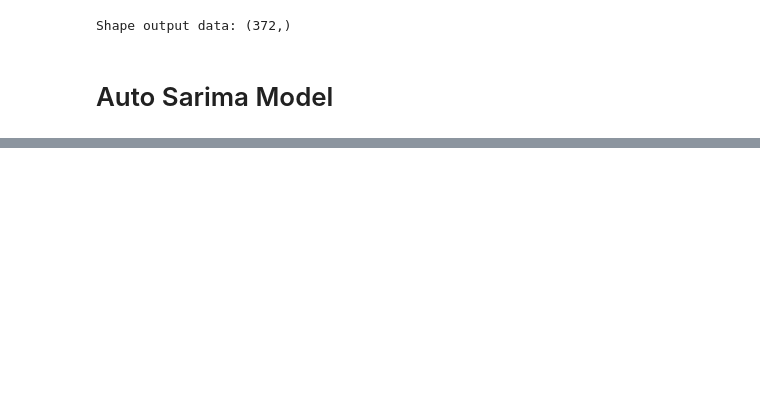
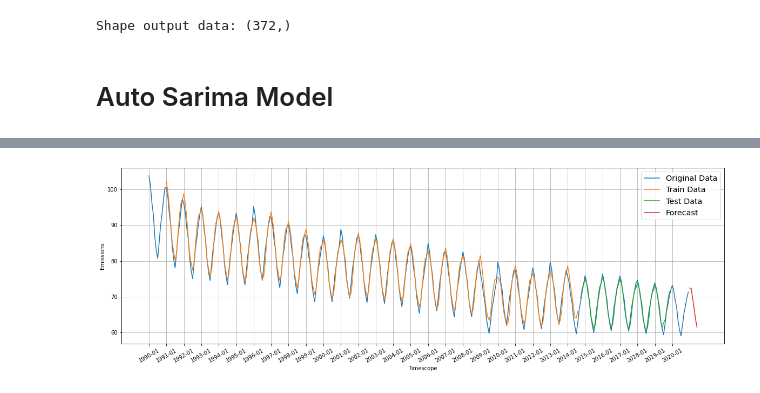
Before and after one commit to hannesk95/AMI, a Jupyter notebook: models/TimeSeriesForecasting/Emission_Forecast.ipynb, the cells around one changed output, grey strips where cells are left out. Cells and saved outputs as stored; diff of their text form; code cells hidden in the pictures; blank space fills up the shorter version.

```diff
--- a/models/TimeSeriesForecasting/Emission_Forecast.ipynb
+++ b/models/TimeSeriesForecasting/Emission_Forecast.ipynb
@@ -142,0 +239,16 @@ Accuracy of the model:
+# %%
+# Create and fit Multilayer Perceptron model for every indicator
+trainPredictPlot = np.empty_like(emission_data)
+trainPredictPlot[:] = np.nan
+testPredictPlot = np.empty_like(emission_data)
+testPredictPlot[:] = np.nan
+
+# Train model and generate predictions
+model, trainPredict, testPredict = train_model(trainX, trainY, testX, testY, look_back, horizon)
+
+# Shift train predictions for plotting
+for t in range(len(trainPredict)):
+    trainPredictPlot[t+look_back:t+look_back+horizon] = trainPredict[t, :]
+for t in range(len(testPredict)):
+    testPredictPlot[len(trainPredict)+t+look_back+horizon:len(trainPredict)+
+                    t+look_back+(horizon*2)] = testPredict[t, :]
@@ -142,0 +273,25 @@ Accuracy of the model:
+# %%
+# Forecast predictions
+forecastPlot = np.zeros((len(emission_data) + horizon))
+forecastPlot[:] = np.nan
+
+X = np.zeros((1, look_back))
+X[0] = emission_data[len(emission_data)-look_back:]
+predict = model.predict(X)
+forecastPlot[len(emission_data):len(emission_data)+horizon] = predict[:]
+
+# Plot baseline, training, test and forecast
+plt.figure(figsize=(20,6))
+line1 = plt.plot(emission_data[:], label='Original Data')
+line3 = plt.plot(trainPredictPlot[:], label='Train Data')
+line2 = plt.plot(testPredictPlot[:], label='Test Data')
+line4 = plt.plot(forecastPlot[:], label='Forecast')
+
+plt.legend(fontsize='x-large')
+plt.grid()
+plt.xticks(np.arange(len(time_scope))[::12], time_scope[::12], rotation=30)
+plt.xlabel("Timescope")
+plt.ylabel("Emissions")
+plt.show()
+# %% [output]
+[figure, added]
```
Also changed, not shown: parts of 20 cells of this notebook.
